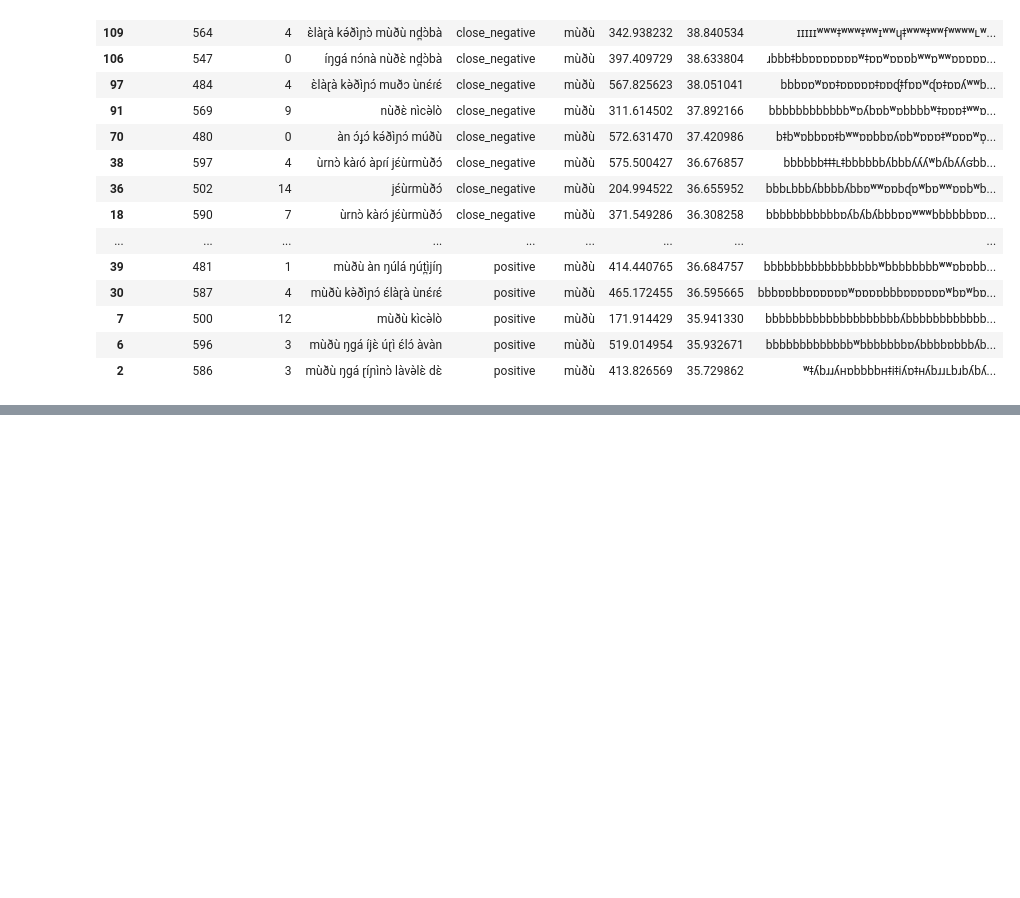
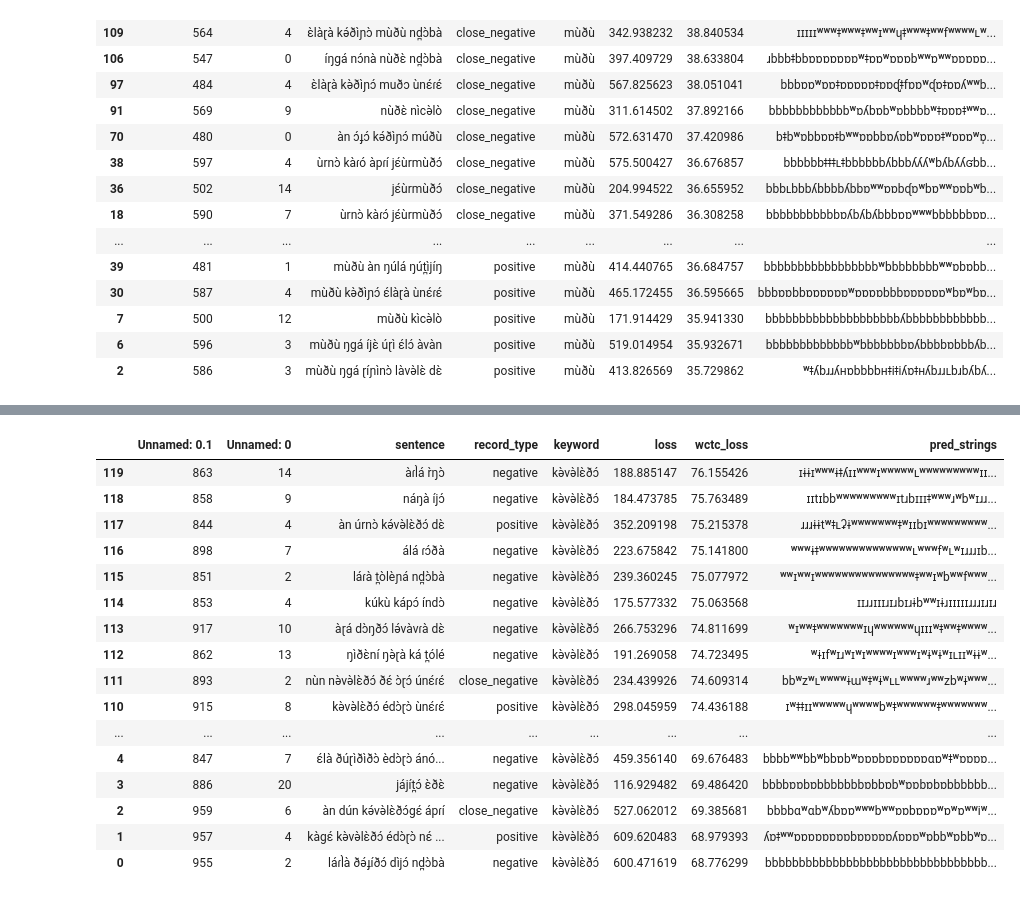
Before and after one commit to markjosims/tira_kws, a Jupyter notebook: notebooks/analysis_dfs/sorting_ellie.ipynb, the cells around one changed output, grey strips where cells are left out. Saved outputs shown, nothing was run; the diff lists cells and outputs as text; code cells hidden in the pictures; blank space fills up the shorter version.

```diff
--- a/notebooks/analysis_dfs/sorting_ellie.ipynb
+++ b/notebooks/analysis_dfs/sorting_ellie.ipynb
@@ -90,0 +175,28 @@ repeated.style.set_properties(subset=["sentence"],
+# %%
+df_kavletho= pd.read_csv("/home/ekuznetsova/tira_kws/notebooks/analysis_dfs/kə̀və̀lɛ̀ðɔ́.csv")
+
+# sorting by record type and wctc loss
+df_kavletho = df_kavletho.sort_values(by=["wctc_loss"], ascending = [False])
+
+df_kavletho.style.set_properties(subset=["sentence"],
+                        **{"min-width":"200px",
+                           "max-width":"400px"}
+                        )
+# %% [output]
+|  | Unnamed: 0.1 | Unnamed: 0 | sentence | record_type | keyword | loss | wctc_loss | pred_strings |
+| 119 | 863 | 14 | àɾl̀á r̀ŋɔ̀ | negative | kə̀və̀lɛ̀ðɔ́ | 188.885147 | 76.155426 | ɪɨɨɪʷʷʷɨǂʎɪɪʷʷʷɪʷʷʷʷʷʟʷʷʷʷʷʷʷʷʷɪɪ... |
+| 118 | 858 | 9 | náŋà íjɔ́ | negative | kə̀və̀lɛ̀ðɔ́ | 184.473785 | 75.763489 | ɪɪtɪbbʷʷʷʷʷʷʷʷʷɪtɹbɪɪɪǂʷʷʷɹʷbʷɪɹɹ... |
+| 117 | 844 | 4 | àn úrnɔ̀ kə́və̀lɛ̀ðɔ́ dɛ̀ | positive | kə̀və̀lɛ̀ðɔ́ | 352.209198 | 75.215378 | ɹɹɹɨɨtʷǂʟʡɨʷʷʷʷʷʷʷǂʷɪɪbɪʷʷʷʷʷʷʷʷʷ... |
+| 116 | 898 | 7 | álá ɾɔ́ðà | negative | kə̀və̀lɛ̀ðɔ́ | 223.675842 | 75.141800 | ʷʷʷɨǂʷʷʷʷʷʷʷʷʷʷʷʷʷʷʟʷʷʷfʷʟʷɪɹɹɹɪb... |
+| 115 | 851 | 2 | láɾà t̪òlèɲá nd̪ɔ̀bà | negative | kə̀və̀lɛ̀ðɔ́ | 239.360245 | 75.077972 | ʷʷɪʷʷɪʷʷʷʷʷʷʷʷʷʷʷʷʷʷʷǂʷʷɪʷbʷʷfʷʷʷ... |
+| 114 | 853 | 4 | kúkù kápɔ́ índɔ̀ | negative | kə̀və̀lɛ̀ðɔ́ | 175.577332 | 75.063568 | ɪɪɹɹɪɪɪɹɪɹbɪɹɨbʷʷɪɨɹɪɪɪɪɪɹɹɹɪɹɪɹ |
+| 113 | 917 | 10 | àɽá dɔ̀ŋðɔ́ lə́vàvɾà dɛ̀ | negative | kə̀və̀lɛ̀ðɔ́ | 266.753296 | 74.811699 | ʷɪʷʷǂʷʷʷʷʷʷʷɪɥʷʷʷʷʷʷɥɪɪɪʷǂʷʷǂʷʷʷʷ... |
+| 112 | 862 | 13 | ŋìðɛ̀ní ŋə̀ɽà ká t̪ólé | negative | kə̀və̀lɛ̀ðɔ́ | 191.269058 | 74.723495 | ʷɨɪfʷɪɹʷɪʷɪʷʷʷʷɪʷʷʷɪʷɨʷɨʷɪʟɪɪʷɨɨʷ... |
+| 111 | 893 | 2 | nùn nə̀və̀lɛ̀ðɔ́ ðɛ́ ɔ̀ɽɔ́ únɛ́ɾɛ́ | close_negative | kə̀və̀lɛ̀ðɔ́ | 234.439926 | 74.609314 | bbʷzʷʟʷʷʷʷɨɯʷǂʷɨʷʟʟʷʷʷʷɹʷʷzbʷɨʷʷʷ... |
+| 110 | 915 | 8 | kə̀və̀lɛ̀ðɔ́ édɔ̀ɽɔ̀ ùnɛ́ɾɛ́ | positive | kə̀və̀lɛ̀ðɔ́ | 298.045959 | 74.436188 | ɪʷǂǂɪɪʷʷʷʷʷɥʷʷʷʷbʷǂʷʷʷʷʷʷǂʷʷʷʷʷʷʷ... |
+| ... | ... | ... | ... | ... | ... | ... | ... | ... |
+| 4 | 847 | 7 | ɛ́là ðúɽìðìðɔ̀ èdɔ̀ɽɔ̀ ánó... | negative | kə̀və̀lɛ̀ðɔ́ | 459.356140 | 69.676483 | bbbbʷʷbbʷbbɒbʷɒɒɒbɒɒɒɒɒɒɑɒʷǂʷɒɒɒɒ... |
+| 3 | 886 | 20 | jájít̪ɔ́ ɛ̀ðɛ̀ | negative | kə̀və̀lɛ̀ðɔ́ | 116.929482 | 69.486420 | bbbbɒɒbɒbbbbbbbɒbbɒbʷɒɒbɒbɒbbbbbb... |
+| 2 | 959 | 6 | àn dún kə́və̀lɛ̀ðɔ́gɛ́ ápɾí | close_negative | kə̀və̀lɛ̀ðɔ́ | 527.062012 | 69.385681 | bbbbɑʷɑbʷʎbɒɒʷʷʷbʷʷɒɒbɒɒɒʷɒʷɒʷʷiʷ... |
+| 1 | 957 | 4 | kàgɛ́ kə̀və̀lɛ̀ðɔ́ édɔ̀ɽɔ̀ nɛ́ ... | positive | kə̀və̀lɛ̀ðɔ́ | 609.620483 | 68.979393 | ʎɒǂʷʷɒɒɒɒɒɒɒɒbɒɒɒɒɒʎɒɒɒʷɒbbʷɒbbʷɒ... |
+| 0 | 955 | 2 | láɾl̀à ðə́ɟíðɔ́ dìjɔ́ nd̪ɔ̀bà | negative | kə̀və̀lɛ̀ðɔ́ | 600.471619 | 68.776299 | bbbbbbbbbbbbbbbbbbbbbbbbbbbbbbbbb... |
```
Also changed, not shown: parts of 13 cells of this notebook.
